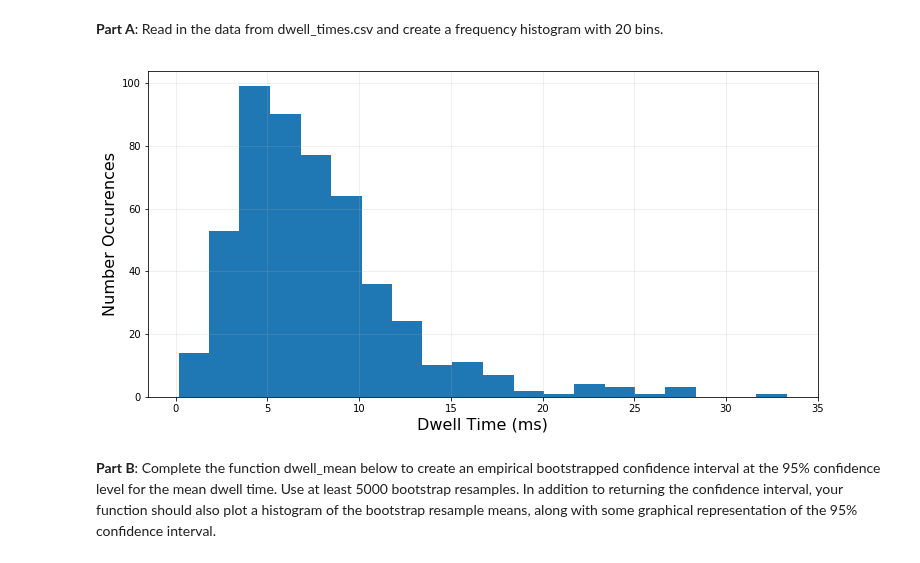
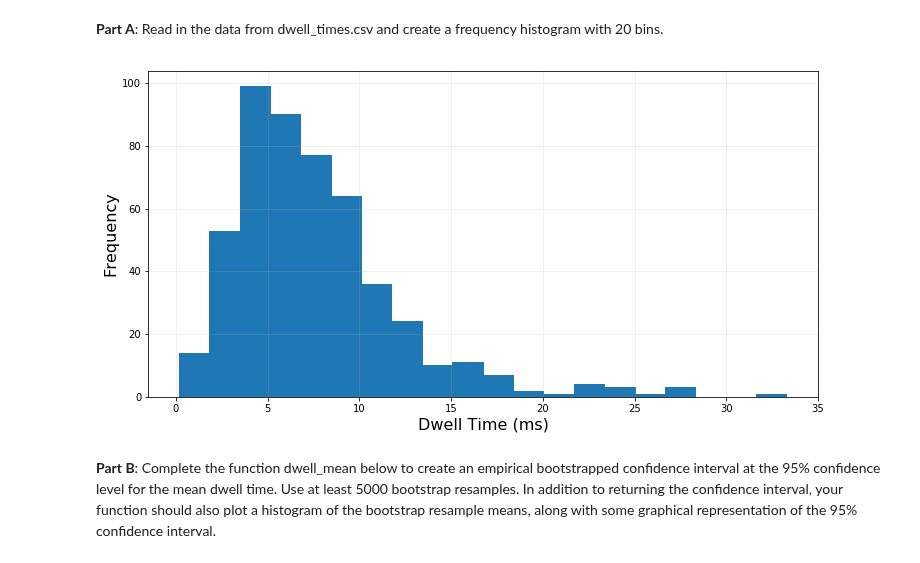
Before and after one commit to scuthbert/DataScience, a Jupyter notebook: hmwk/hmwk05/hmwk05.ipynb, the cells around one changed output. Drawn from its saved outputs; the diff is of its cells as text; code cells hidden in the pictures.

```diff
--- a/hmwk/hmwk05/hmwk05.ipynb
+++ b/hmwk/hmwk05/hmwk05.ipynb
@@ -257,14 +261,14 @@ An important feature in online advertising is the so-called _dwell time_, or the
 # %%
 dwellDf = pd.read_csv("dwell_times.csv", sep=";")
 dwellDf.head()
 fig, ax = plt.subplots(nrows=1, ncols=1, figsize=(12,6))
 ax.grid(True, alpha=0.25)
-plt.ylabel('Number Occurences',fontsize=16)
+plt.ylabel('Frequency',fontsize=16)
 plt.xlabel('Dwell Time (ms)',fontsize=16)
 hist, bin_edges = np.histogram(dwellDf["dwell time"], bins = 20)
 plt.bar(bin_edges[:-1], hist, width=1.7)
 plt.show()
 # %% [output]
-[figure, old version]
+[figure, new version]
 # %% [markdown]
 **Part B**: Complete the function dwell_mean below to create an empirical bootstrapped confidence interval at the 95% confidence level for the mean dwell time.  Use at least 5000 bootstrap resamples. In addition to returning the confidence interval, your function should also plot a histogram of the bootstrap resample means, along with some graphical representation of the 95% confidence interval.
```
Also changed, not shown: parts of 15 cells of this notebook, 2 other files.
